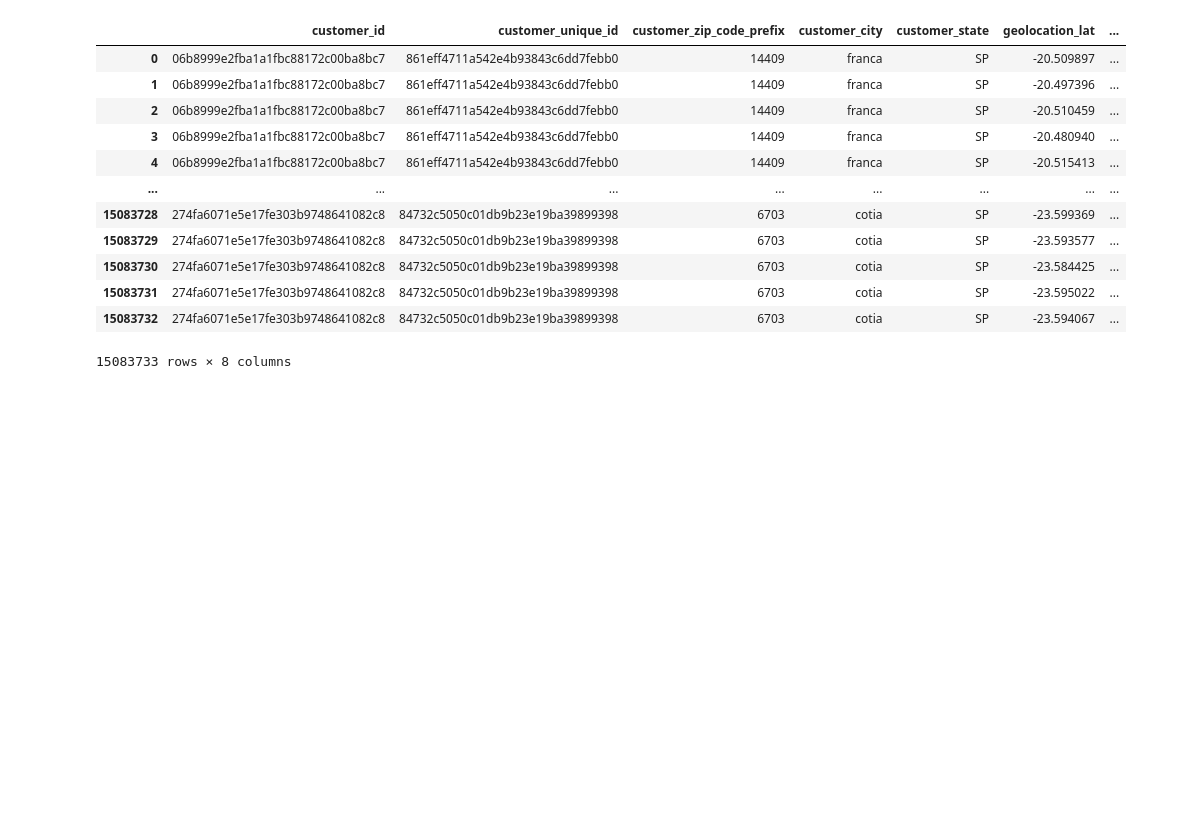
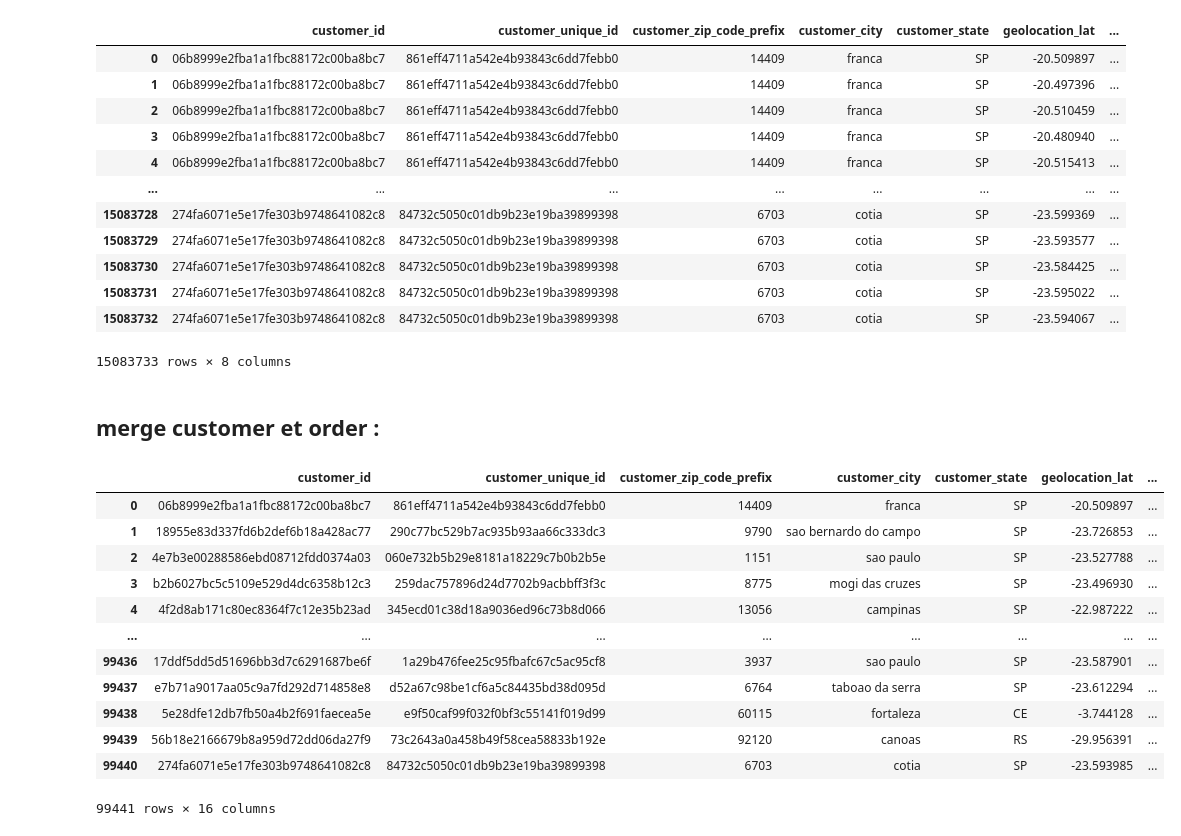
Before and after one commit to haelbrek/Olist, a Jupyter notebook: analyse_hamza/analyse.ipynb, the cells around one changed output. Saved outputs shown, nothing was run; the diff lists cells and outputs as text; code cells hidden in the pictures; blank space fills up the shorter version.

```diff
--- a/analyse_hamza/analyse.ipynb
+++ b/analyse_hamza/analyse.ipynb
@@ -234,3 +252,22 @@ df_customers_geolocation
 | 15083731 | 274fa6071e5e17fe303b9748641082c8 | 84732c5050c01db9b23e19ba39899398 | 6703 | cotia | SP | -23.595022 | ... |
 | 15083732 | 274fa6071e5e17fe303b9748641082c8 | 84732c5050c01db9b23e19ba39899398 | 6703 | cotia | SP | -23.594067 | ... |
 15083733 rows × 8 columns
+# %% [markdown]
+## merge customer et order :
+# %%
+df_customers_order=df_customers_geolocation.merge(df_order,left_on="customer_id",right_on="customer_id", how="left")
+df_customers_order
+# %% [output]
+|  | customer_id | customer_unique_id | customer_zip_code_prefix | customer_city | customer_state | geolocation_lat | ... |
+| 0 | 06b8999e2fba1a1fbc88172c00ba8bc7 | 861eff4711a542e4b93843c6dd7febb0 | 14409 | franca | SP | -20.509897 | ... |
+| 1 | 18955e83d337fd6b2def6b18a428ac77 | 290c77bc529b7ac935b93aa66c333dc3 | 9790 | sao bernardo do campo | SP | -23.726853 | ... |
+| 2 | 4e7b3e00288586ebd08712fdd0374a03 | 060e732b5b29e8181a18229c7b0b2b5e | 1151 | sao paulo | SP | -23.527788 | ... |
+| 3 | b2b6027bc5c5109e529d4dc6358b12c3 | 259dac757896d24d7702b9acbbff3f3c | 8775 | mogi das cruzes | SP | -23.496930 | ... |
+| 4 | 4f2d8ab171c80ec8364f7c12e35b23ad | 345ecd01c38d18a9036ed96c73b8d066 | 13056 | campinas | SP | -22.987222 | ... |
+| ... | ... | ... | ... | ... | ... | ... | ... |
+| 99436 | 17ddf5dd5d51696bb3d7c6291687be6f | 1a29b476fee25c95fbafc67c5ac95cf8 | 3937 | sao paulo | SP | -23.587901 | ... |
+| 99437 | e7b71a9017aa05c9a7fd292d714858e8 | d52a67c98be1cf6a5c84435bd38d095d | 6764 | taboao da serra | SP | -23.612294 | ... |
+| 99438 | 5e28dfe12db7fb50a4b2f691faecea5e | e9f50caf99f032f0bf3c55141f019d99 | 60115 | fortaleza | CE | -3.744128 | ... |
+| 99439 | 56b18e2166679b8a959d72dd06da27f9 | 73c2643a0a458b49f58cea58833b192e | 92120 | canoas | RS | -29.956391 | ... |
+| 99440 | 274fa6071e5e17fe303b9748641082c8 | 84732c5050c01db9b23e19ba39899398 | 6703 | cotia | SP | -23.593985 | ... |
+99441 rows × 16 columns
```
Also changed, not shown: parts of 8 cells of this notebook, 1 other file.
